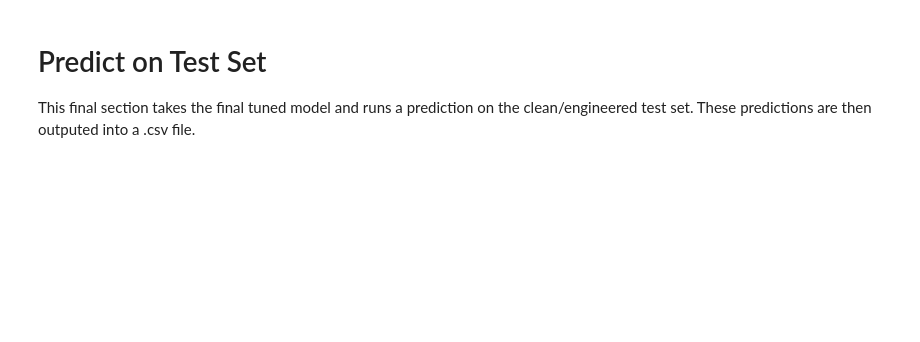
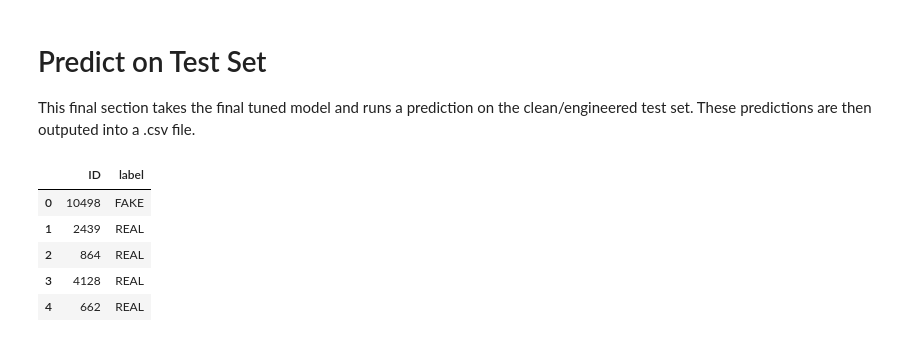
Before and after one commit to martinan92/NLP-FakeNews, a Jupyter notebook: First NLP Assignment (Martinez, Andrew).ipynb, the cells around one changed output. Saved outputs shown, nothing was run; the diff lists cells and outputs as text; code cells hidden in the pictures; blank space fills up the shorter version.

```diff
--- a/First NLP Assignment (Martinez, Andrew).ipynb
+++ b/First NLP Assignment (Martinez, Andrew).ipynb
@@ -461,5 +472,5 @@ param = {
 vectorizer_object = ('tfidf', fe_vectorizer)
 model_object = ('PAC', model)
 
-tuned_model = tune_model(fe1_train_df, model_object, vectorizer_object, param, target_var, independent_var,
-                         seed, gridSearch=True)
+tuned_model = tune_model(fe1_train_df, model_object, vectorizer_object,
+                         param, target_var, independent_var, seed, gridSearch=True)
@@ -473,7 +504,12 @@ This final section takes the final tuned model and runs a prediction on the clea
 # %%
 final_pred = pd.DataFrame(tuned_model.predict(fe1_test_df['combined']))
 final_clean_output = csv_conversion(fe1_test_df, final_pred,
-                                    id_field = 'ID',old_target_name=target_var)
-
-final_clean_output.to_csv("NLP_FAKE_NEWS_PREDICTIONS.csv", index=False)
-final_clean_output.head()
+                                    id_field='ID', old_target_name=target_var,
+                                    filename="NLP_FAKE_NEWS_PREDICTIONS.csv")
+# %% [output]
+|  | ID | label |
+| 0 | 10498 | FAKE |
+| 1 | 2439 | REAL |
+| 2 | 864 | REAL |
+| 3 | 4128 | REAL |
+| 4 | 662 | REAL |
```
Also changed, not shown: parts of 5 cells of this notebook.
